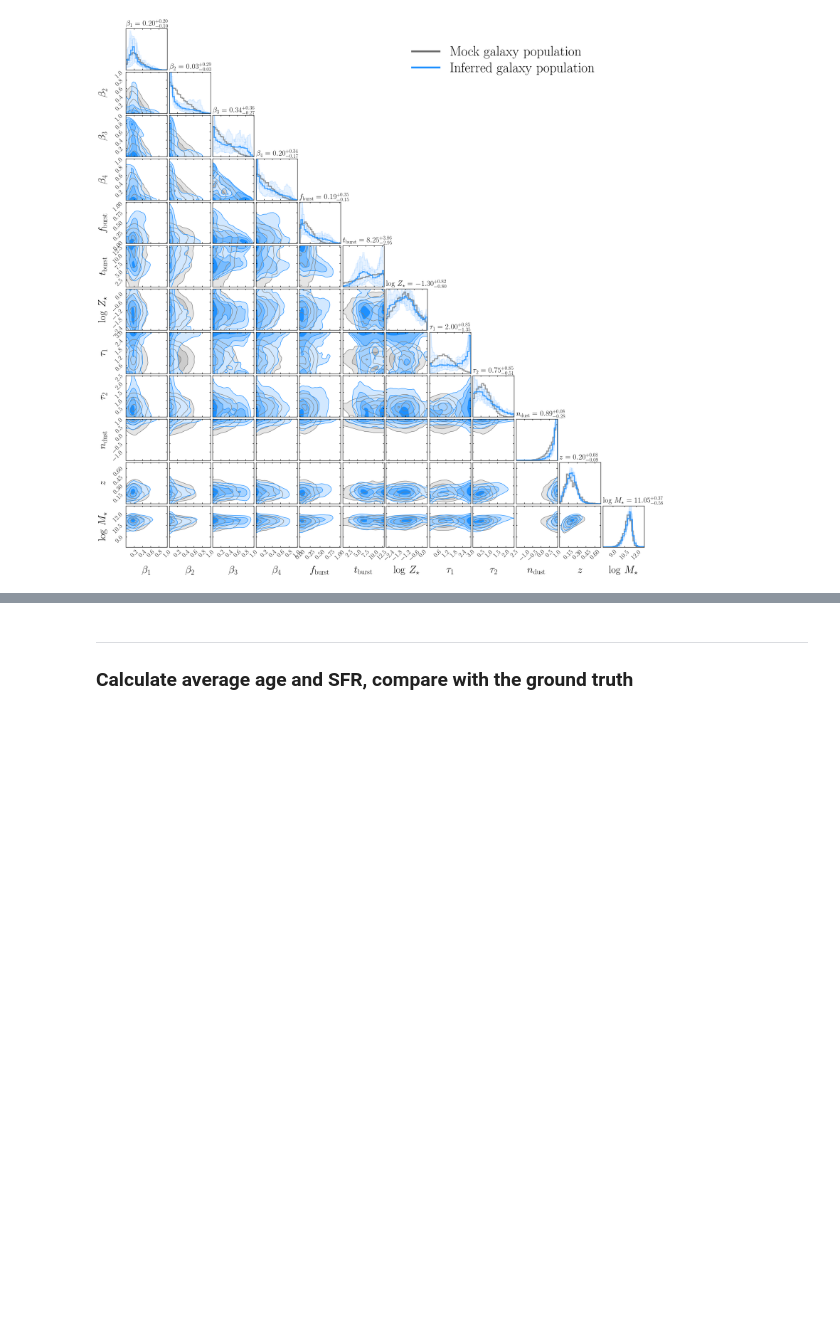
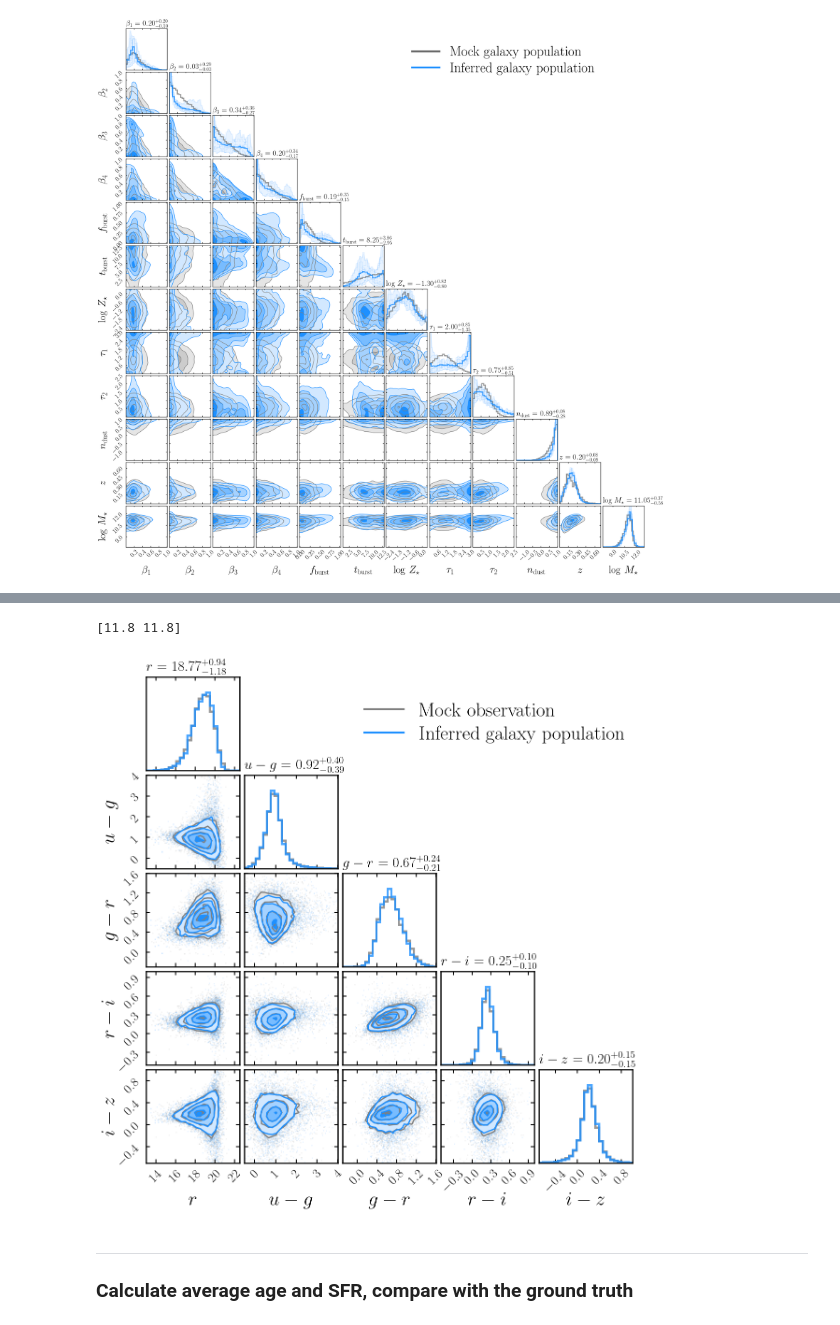
Before and after one commit to AstroJacobLi/popsed, a Jupyter notebook: notebooks/neural_density_estimator/NMF/GAMA/mock/combine_NDEs_GAMA_mock.ipynb, the cells around one changed output, grey strips where cells are left out. Cells and saved outputs as stored; diff of their text form; code cells hidden in the pictures; blank space fills up the shorter version.

```diff
--- a/notebooks/neural_density_estimator/NMF/GAMA/mock/combine_NDEs_GAMA_mock.ipynb
+++ b/notebooks/neural_density_estimator/NMF/GAMA/mock/combine_NDEs_GAMA_mock.ipynb
@@ -355,3 +355,64 @@ plt.savefig('/tigress/jiaxuanl/public_html/figure/popsed/mock_test_photometry.pd
+# %%
+import popsed
+popsed.set_matplotlib(style='JL', usetex=True, dpi=100, fontsize=25)
+import matplotlib as mpl
+mpl.rcParams['axes.linewidth'] = 1.8
+
+import matplotlib.lines as mlines
+k_line = mlines.Line2D([], [], color='gray', lw=3, label='Mock observation')
+b_line = mlines.Line2D([], [], color='dodgerblue', lw=3,
+                       label='Inferred galaxy population')
+
+
+# labels = [f'${filt}' + r'_{\rm mag}$' for filt in list('ugriz')]
+labels = [r'$r$', r'$u - g$', r'$g - r$',
+          r'$r - i$', r'$i - z$']
+# Show mock data
+temp = np.vstack([X_data[:, 2], X_data[:, 0]-X_data[:, 1],
+                  X_data[:, 1]-X_data[:, 2], X_data[:, 2]-X_data[:, 3],
+                  X_data[:, 3]-X_data[:, 4]]).T
+figure = corner.corner(temp[np.random.randint(0, len(temp), 10000)],
+                       color='gray', labels=labels, bins=25,
+                       smooth=0.35, fill_contours=True,
+                       show_titles=False, contour_kwargs={'linewidths': 2},
+                       title_kwargs={"fontsize": 24},
+                       hist_kwargs={'density': True},
+                       range=[[13., 22.5], [-0.5, 4], [-0.3, 1.6], [-0.5, 1], [-0.7, 1.]]
+                      )
+
+# Show posterior in magnitude space
+temp = np.vstack([mags[:, 2], mags[:, 0]-mags[:, 1],
+                  mags[:, 1]-mags[:, 2], mags[:, 2]-mags[:, 3],
+                  mags[:, 3]-mags[:, 4]]).T
+figure = corner.corner(temp,
+                       fig=figure, labels=labels, bins=25,
+                       color='dodgerblue',
+                       smooth=0.4, fill_contours=True,
+                       show_titles=True,
+                       label_kwargs={"fontsize": 30},
+                       title_kwargs={"fontsize": 22, 'loc': 'left'},
+                       hist_kwargs={'density': True},
+                       contour_kwargs={'linewidths': 2},
+                       range=[[13., 22.5], [-0.5, 4], [-0.3, 1.6], [-0.5, 1], [-0.7, 1.]]
+#                        range=[[15.5, 25], [14, 23], [13.5, 22.5], [13, 22], [13, 23]]
+                      )
+
+for ax in figure.get_axes():
+    ax.tick_params(labelsize=20)#, length=4)
+    ax.minorticks_off()
+
+ax = figure.get_axes()[4]
+leg = ax.legend(handles=[k_line, b_line],
+                fontsize=30,
+                bbox_to_anchor=(0., 1.0, 1.2, .0))
+print(figure.get_size_inches())
+
+plt.tight_layout()
+plt.savefig('/tigress/jiaxuanl/public_html/figure/popsed/mock_test_photometry_color.pdf',
+            bbox_inches='tight')
+# %% [output]
+[11.8 11.8]
+[figure, added]
 # %% [markdown]
 ---
 ### Calculate average age and SFR, compare with the ground truth
```
Also changed, not shown: parts of 1 cell of this notebook, 1 other file.
